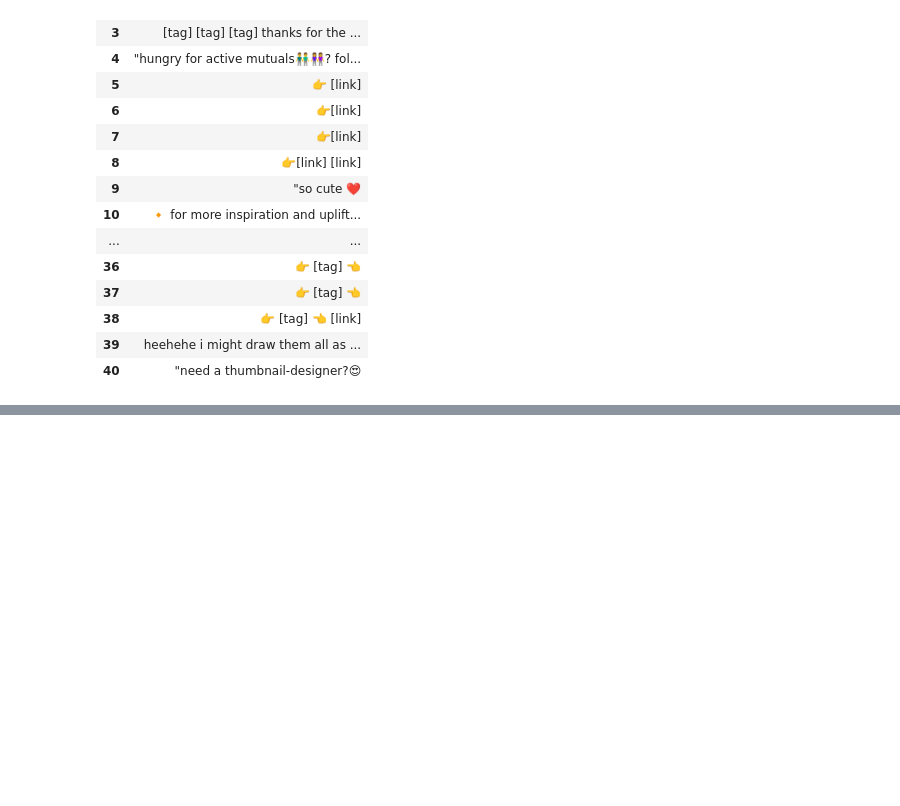
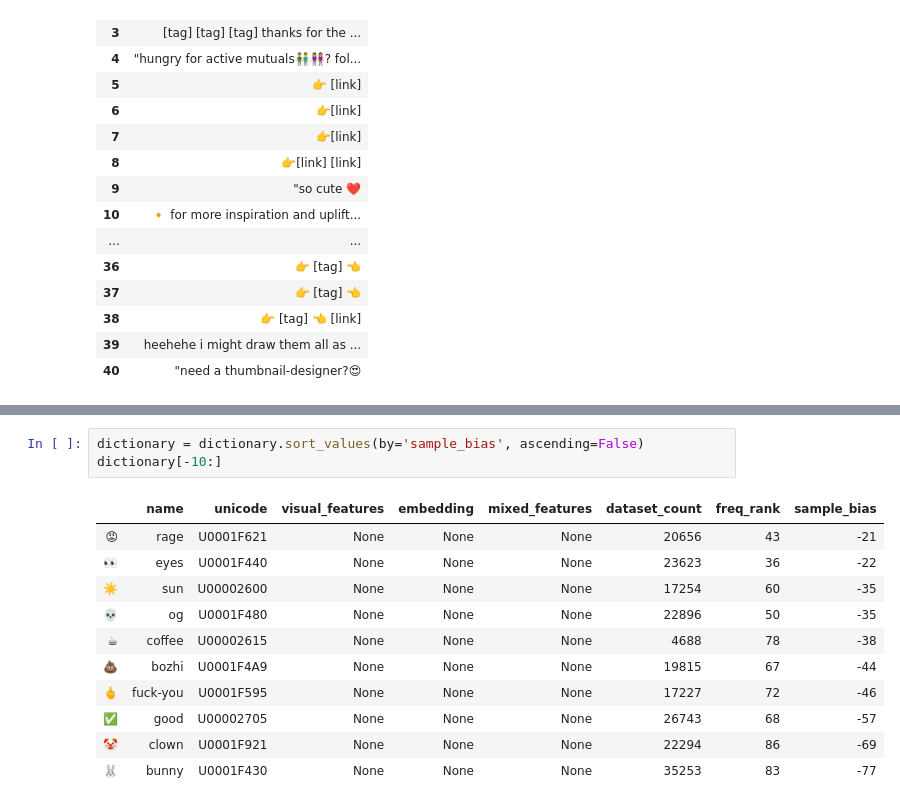
Before and after one commit to Supersheep7/CCS2_emoji, a Jupyter notebook: experiments.ipynb, the cells around one changed output, grey strips where cells are left out. Saved outputs shown, nothing was run; the diff lists cells and outputs as text; blank space fills up the shorter version.

```diff
--- a/experiments.ipynb
+++ b/experiments.ipynb
@@ -297,0 +323,15 @@ print(sum(dictionary['dataset_count']))
+# %%
+dictionary = dictionary.sort_values(by='sample_bias', ascending=False)
+dictionary[-10:]
+# %% [output]
+|  | name | unicode | visual_features | embedding | mixed_features | dataset_count | freq_rank | sample_bias |
+| 😡 | rage | U0001F621 | None | None | None | 20656 | 43 | -21 |
+| 👀 | eyes | U0001F440 | None | None | None | 23623 | 36 | -22 |
+| ☀️ | sun | U00002600 | None | None | None | 17254 | 60 | -35 |
+| 💀 | og | U0001F480 | None | None | None | 22896 | 50 | -35 |
+| ☕ | coffee | U00002615 | None | None | None | 4688 | 78 | -38 |
+| 💩 | bozhi | U0001F4A9 | None | None | None | 19815 | 67 | -44 |
+| 🖕 | fuck-you | U0001F595 | None | None | None | 17227 | 72 | -46 |
+| ✅ | good | U00002705 | None | None | None | 26743 | 68 | -57 |
+| 🤡 | clown | U0001F921 | None | None | None | 22294 | 86 | -69 |
+| 🐰 | bunny | U0001F430 | None | None | None | 35253 | 83 | -77 |
```
Also changed, not shown: parts of 13 cells of this notebook, 3 other files.
